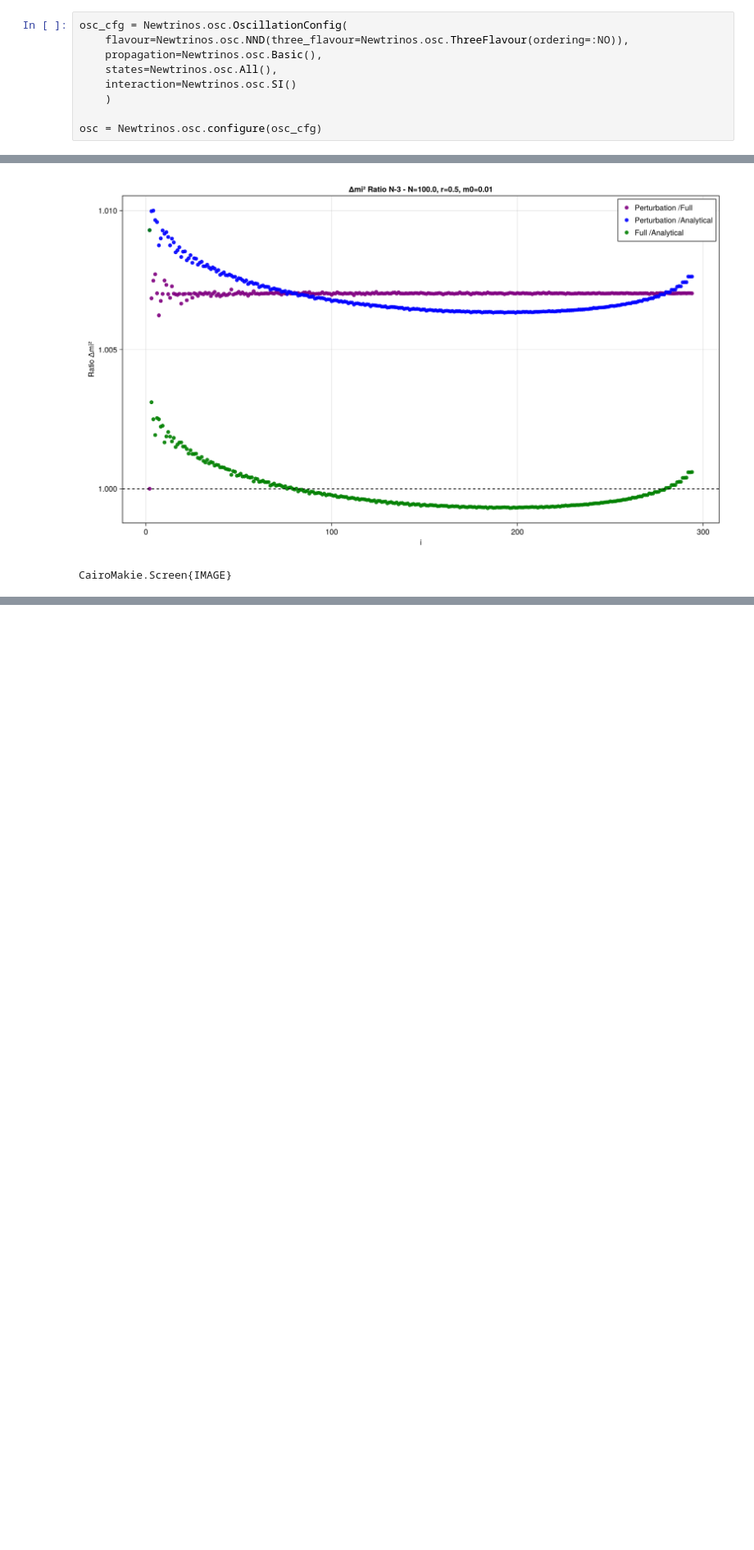
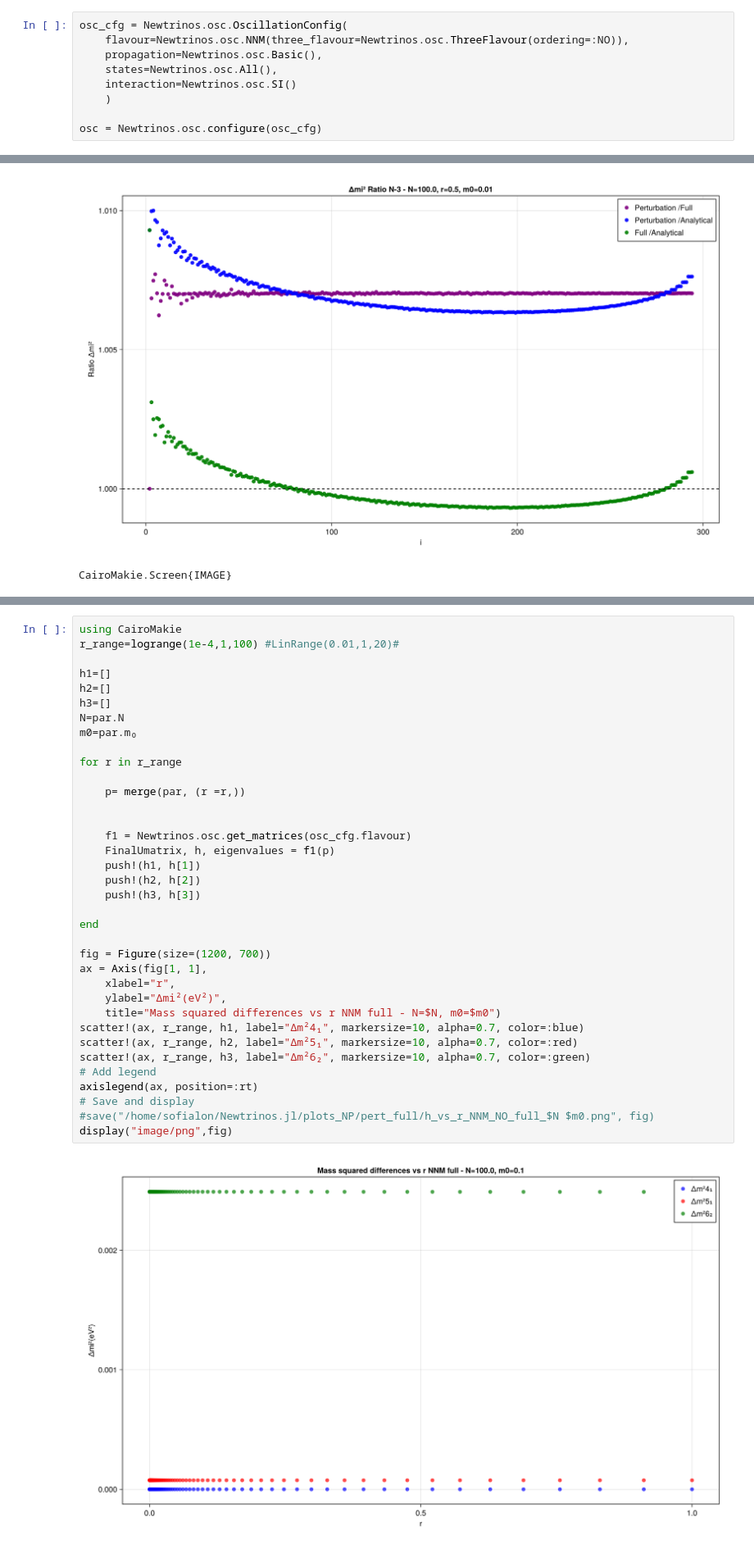
Before and after one commit to philippeller/Newtrinos.jl, a Jupyter notebook: notebooks/trials_fullmatrix.ipynb, the cells around one changed output, grey strips where cells are left out. Shown at 82% size. Drawn from its saved outputs; the diff is of its cells as text; blank space fills up the shorter version.

```diff
--- a/notebooks/trials_fullmatrix.ipynb
+++ b/notebooks/trials_fullmatrix.ipynb
@@ -365,7 +365,7 @@ using Newtrinos
 using Newtrinos.osc
 # %%
 osc_cfg = Newtrinos.osc.OscillationConfig(
-    flavour=Newtrinos.osc.NND(three_flavour=Newtrinos.osc.ThreeFlavour(ordering=:NO)),
+    flavour=Newtrinos.osc.NNM(three_flavour=Newtrinos.osc.ThreeFlavour(ordering=:NO)),
     propagation=Newtrinos.osc.Basic(),
     states=Newtrinos.osc.All(),
     interaction=Newtrinos.osc.SI()
@@ -705,0 +708,38 @@ CairoMakie.Screen{IMAGE}
+# %%
+using CairoMakie
+r_range=logrange(1e-4,1,100) #LinRange(0.01,1,20)#
+
+h1=[]
+h2=[]
+h3=[]
+N=par.N
+m0=par.m₀
+
+for r in r_range
+
+    p= merge(par, (r =r,))
+
+
+    f1 = Newtrinos.osc.get_matrices(osc_cfg.flavour)
+    FinalUmatrix, h, eigenvalues = f1(p)
+    push!(h1, h[1])
+    push!(h2, h[2])
+    push!(h3, h[3])
+
+end
+
+fig = Figure(size=(1200, 700))
+ax = Axis(fig[1, 1],
+    xlabel="r",
+    ylabel="Δmi²(eV²)",
+    title="Mass squared differences vs r NNM full - N=$N, m0=$m0")
+scatter!(ax, r_range, h1, label="Δm²4₁", markersize=10, alpha=0.7, color=:blue)
+scatter!(ax, r_range, h2, label="Δm²5₁", markersize=10, alpha=0.7, color=:red)
+scatter!(ax, r_range, h3, label="Δm²6₂", markersize=10, alpha=0.7, color=:green)
+# Add legend
+axislegend(ax, position=:rt)
+# Save and display
+#save("/home/sofialon/Newtrinos.jl/plots_NP/pert_full/h_vs_r_NNM_NO_full_$N $m0.png", fig)
+display("image/png",fig)
+# %% [output]
+[figure, added]
```
Also changed, not shown: parts of 4 cells of this notebook, 10 other files.
